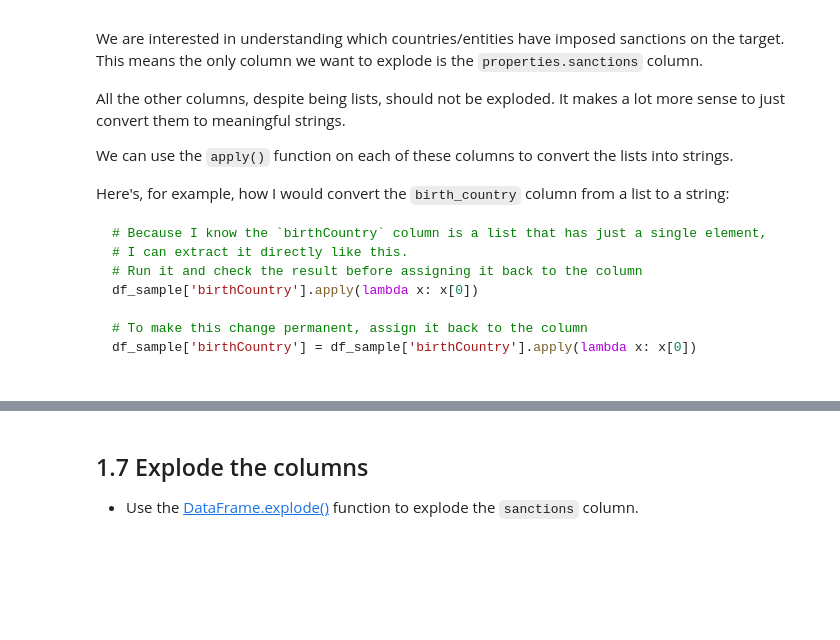
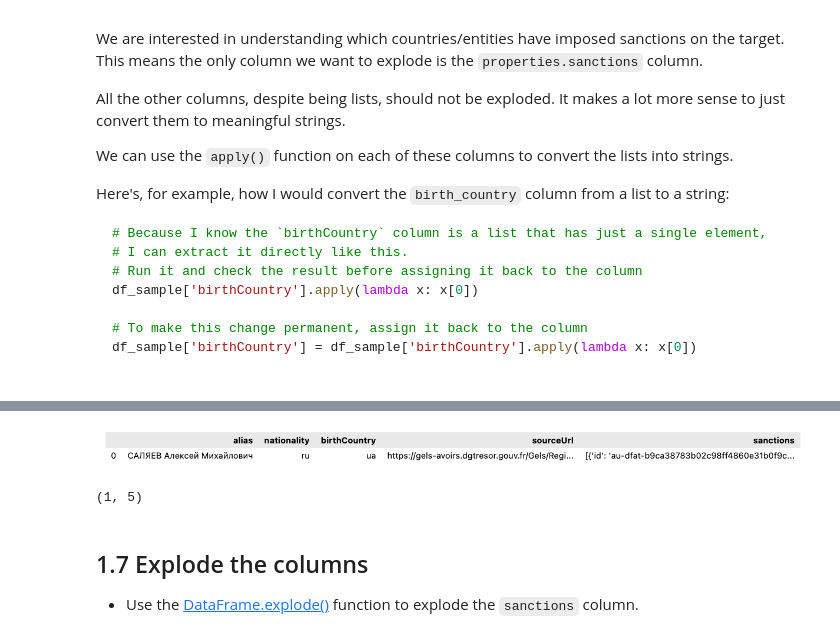
Before and after one commit to kearneyLSE/ds105a-2024, a Jupyter notebook: W07-CLK-Practice/notebooks/W07-Lab-Notebook.ipynb, the cells around one changed output, grey strips where cells are left out. Cells and saved outputs as stored; diff of their text form; code cells hidden in the pictures; blank space fills up the shorter version.

```diff
--- a/W07-CLK-Practice/notebooks/W07-Lab-Notebook.ipynb
+++ b/W07-CLK-Practice/notebooks/W07-Lab-Notebook.ipynb
@@ -224,6 +263,13 @@ df_sample['birthCountry'] = df_sample['birthCountry'].apply(lambda x: x[0])
 # %%
 # Uncomment the cell below to see what your DataFrame should look like
-# Image("../figures/opensanctions/df_sample_v3.png")
+Image("../figures/opensanctions/df_sample_v3.png")
+# %% [output]
+[figure, added]
+# %%
+# Check the dimensions of the DataFrame
+print(df_sample.shape)
+# %% [output]
+(1, 5)
 # %% [markdown]
 ## 1.7 Explode the columns
 
```
Also changed, not shown: parts of 15 cells of this notebook.
